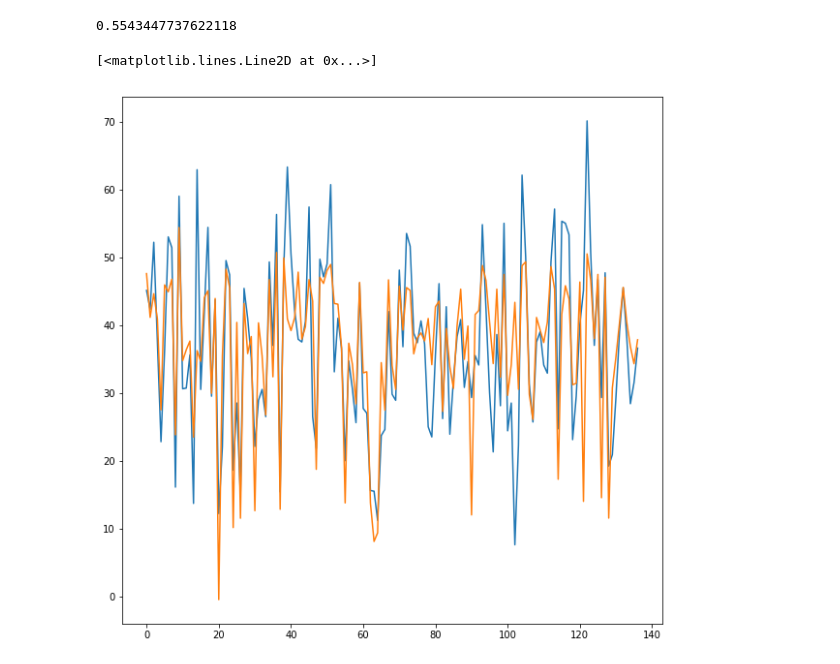
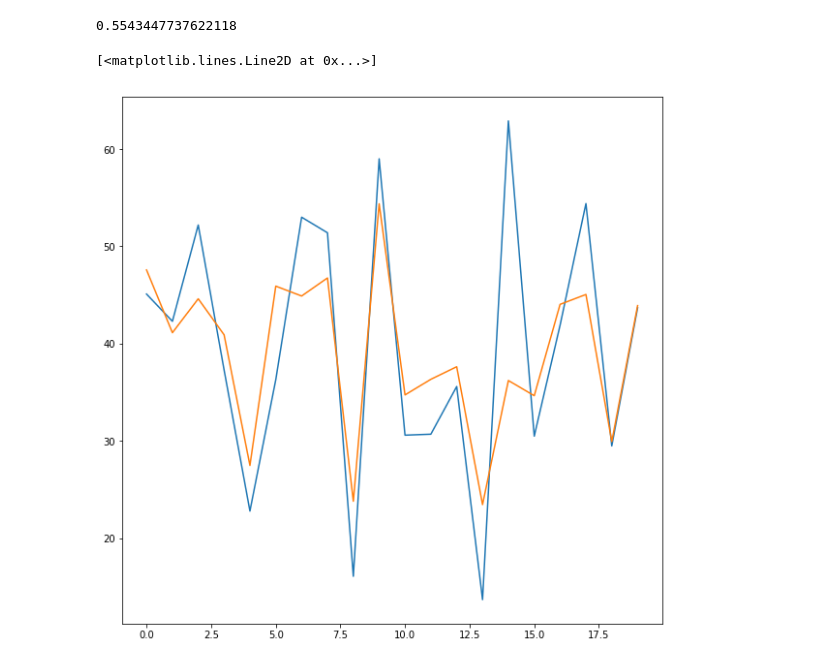
Before and after one commit to swtluk/DataSci_Final, a Jupyter notebook: RealEstateValuationDataSet.ipynb, the cells around one changed output. Cells and saved outputs as stored; diff of their text form; code cells hidden in the pictures.

```diff
--- a/RealEstateValuationDataSet.ipynb
+++ b/RealEstateValuationDataSet.ipynb
@@ -163,8 +163,8 @@ mod1.score(x_test, y_test)
 0.5543447737622118
 # %%
 fig, ax = plt.subplots(figsize = (10, 10))
-ax.plot(y_test.values)
-ax.plot(y_pred)
+ax.plot(y_test.values[:20])
+ax.plot(y_pred[:20])
 # %% [output]
 [<matplotlib.lines.Line2D at 0x...>]
-[figure, old version]
+[figure, new version]
```
